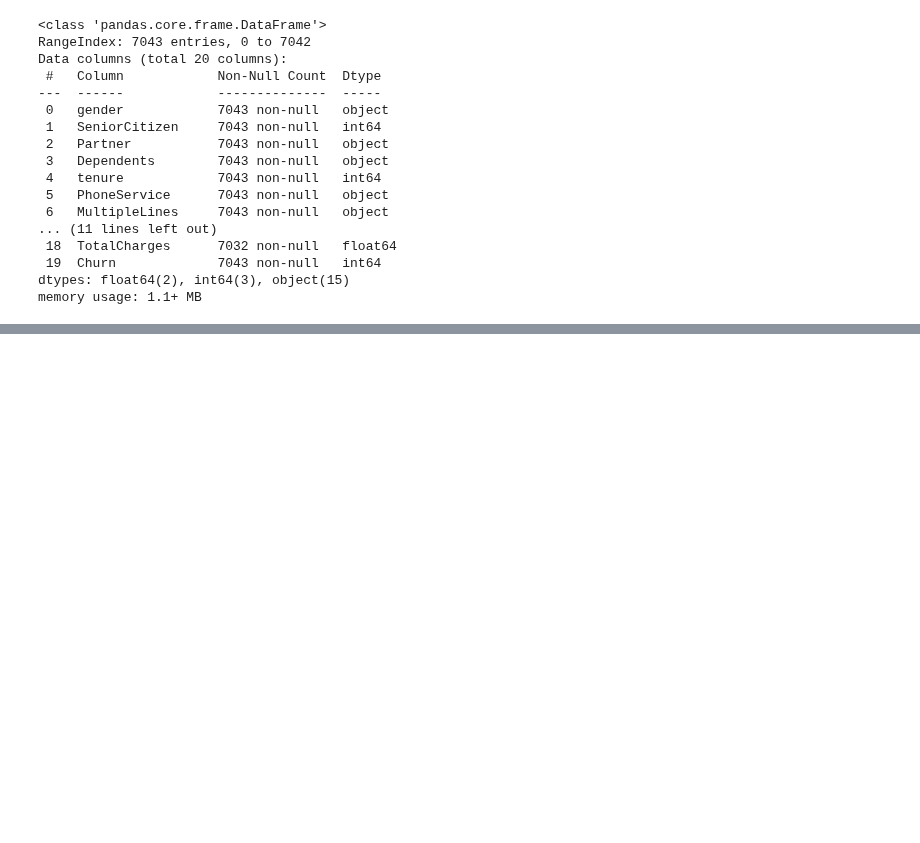
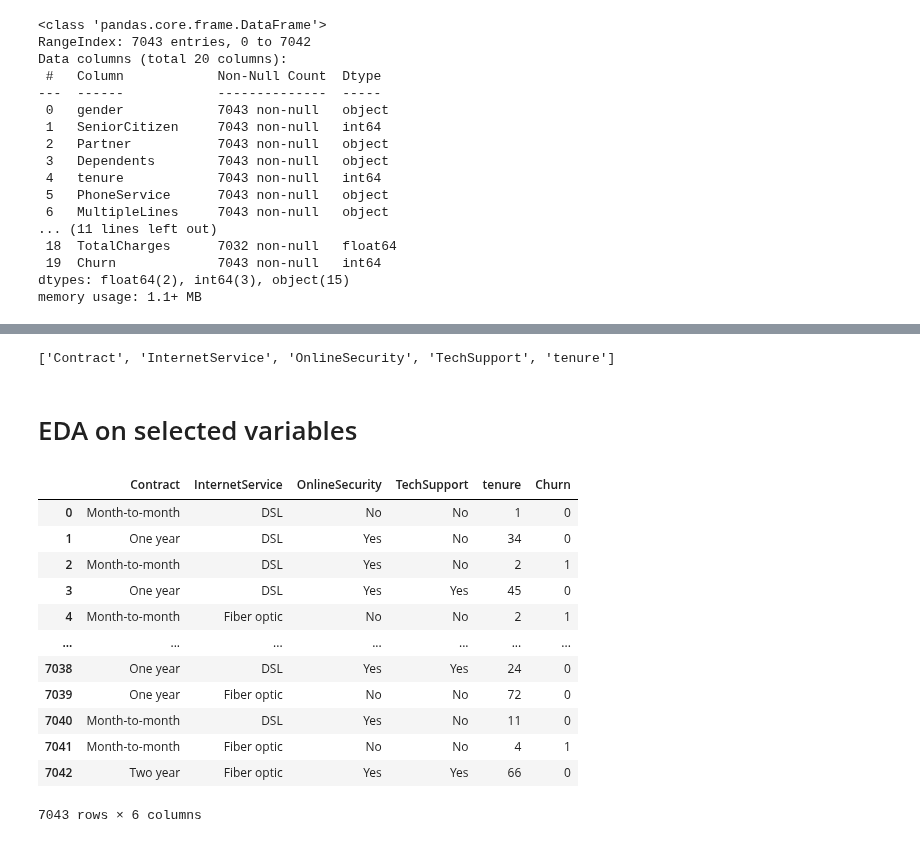
Before and after one commit to FernandoRocha88/WalkthroughProject02, a Jupyter notebook: jupyter_notebooks/04 - DataVisualization.ipynb, the cells around one changed output, grey strips where cells are left out. Drawn from its saved outputs; the diff is of its cells as text; code cells hidden in the pictures; blank space fills up the shorter version.

```diff
--- a/jupyter_notebooks/04 - DataVisualization.ipynb
+++ b/jupyter_notebooks/04 - DataVisualization.ipynb
@@ -212,0 +282,24 @@ df.head(3)
+# %%
+vars_to_study = ['Contract', 'InternetService', 'OnlineSecurity', 'TechSupport', 'tenure']
+vars_to_study
+# %% [output]
+['Contract', 'InternetService', 'OnlineSecurity', 'TechSupport', 'tenure']
+# %% [markdown]
+# EDA on selected variables
+# %%
+df_eda = df.filter(vars_to_study + ['Churn'])
+df_eda
+# %% [output]
+|  | Contract | InternetService | OnlineSecurity | TechSupport | tenure | Churn |
+| 0 | Month-to-month | DSL | No | No | 1 | 0 |
+| 1 | One year | DSL | Yes | No | 34 | 0 |
+| 2 | Month-to-month | DSL | Yes | No | 2 | 1 |
+| 3 | One year | DSL | Yes | Yes | 45 | 0 |
+| 4 | Month-to-month | Fiber optic | No | No | 2 | 1 |
+| ... | ... | ... | ... | ... | ... | ... |
+| 7038 | One year | DSL | Yes | Yes | 24 | 0 |
+| 7039 | One year | Fiber optic | No | No | 72 | 0 |
+| 7040 | Month-to-month | DSL | Yes | No | 11 | 0 |
+| 7041 | Month-to-month | Fiber optic | No | No | 4 | 1 |
+| 7042 | Two year | Fiber optic | Yes | Yes | 66 | 0 |
+7043 rows × 6 columns
```
Also changed, not shown: parts of 69 cells of this notebook.
